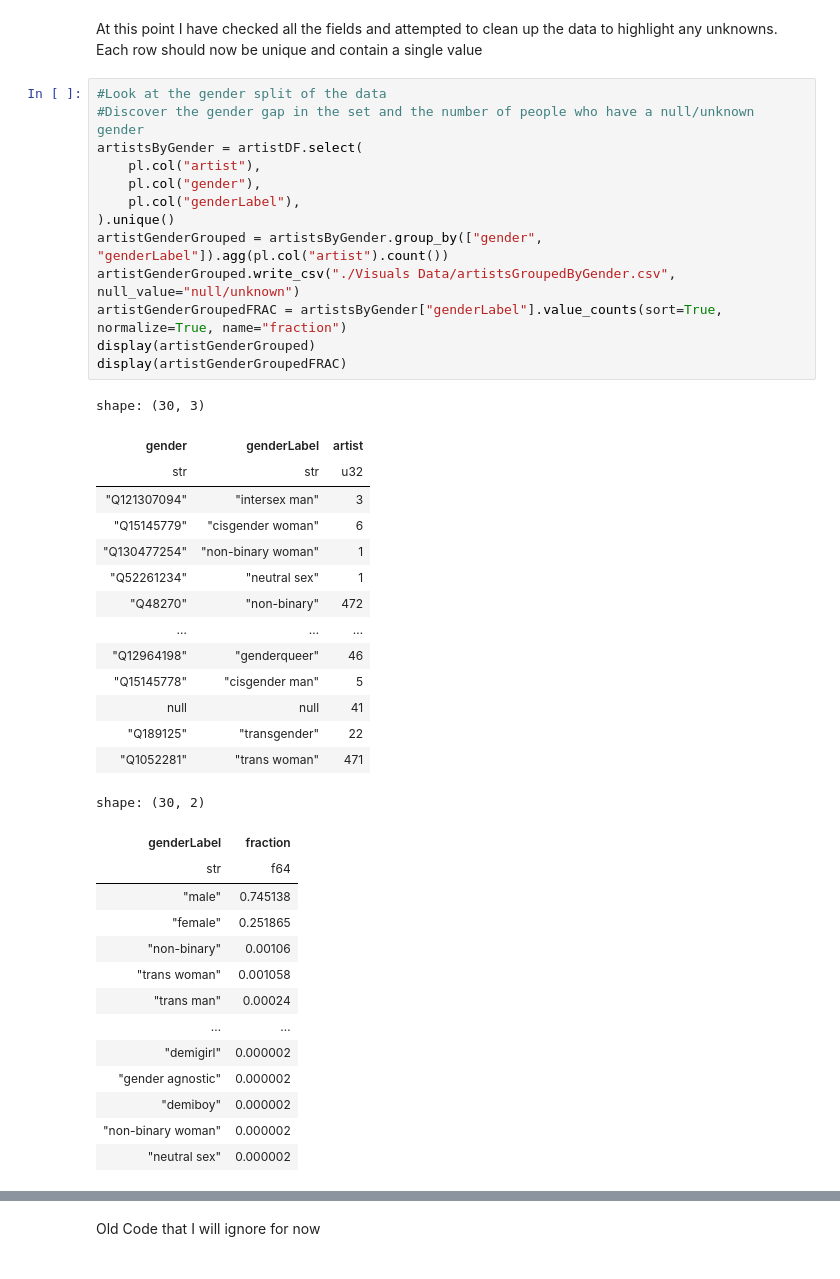
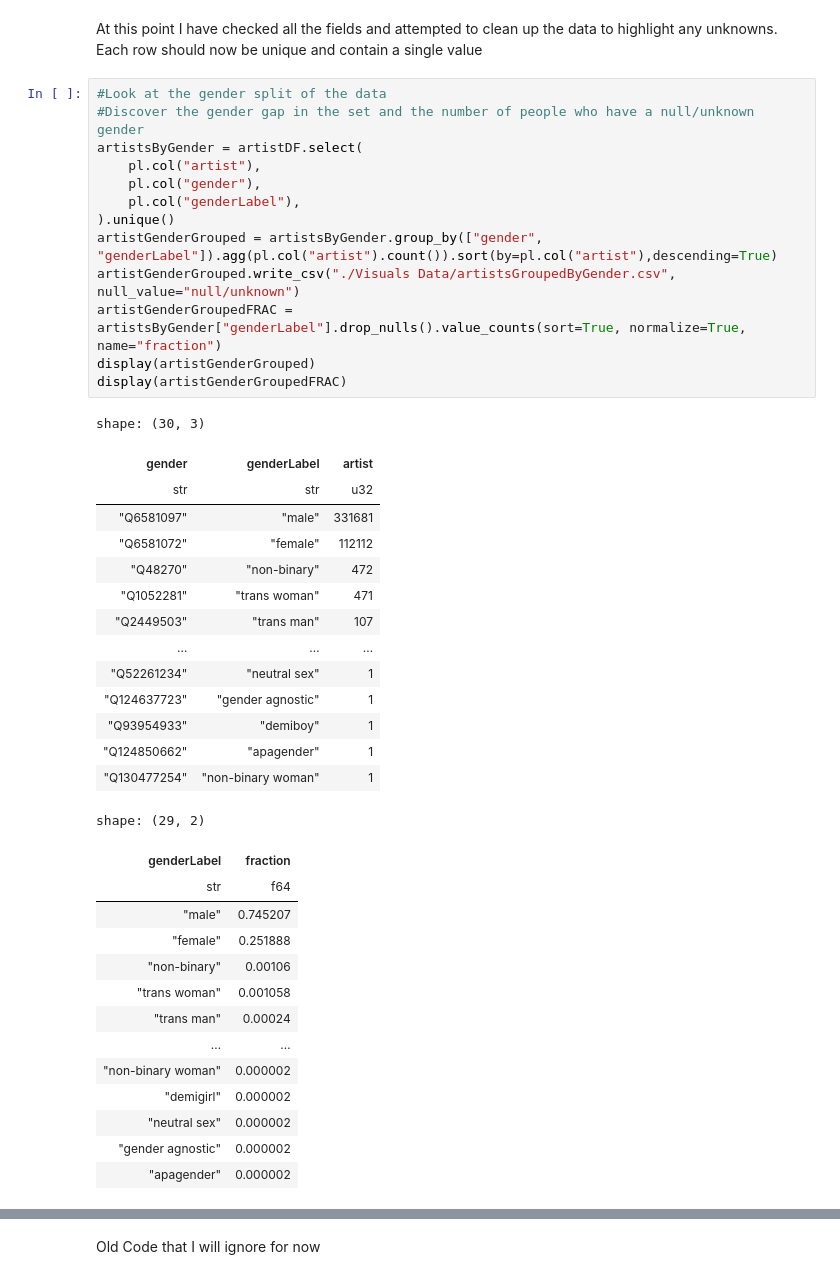
Before and after one commit to malik-files/MScDiss_IGASTNBK_, a Jupyter notebook: Main Code/cleaning_inspecting_labelling_Wikidata_artists.ipynb, the cells around one changed output, grey strips where cells are left out. Drawn from its saved outputs; the diff is of its cells as text.

```diff
--- a/Main Code/cleaning_inspecting_labelling_Wikidata_artists.ipynb
+++ b/Main Code/cleaning_inspecting_labelling_Wikidata_artists.ipynb
@@ -314,42 +321,42 @@ At this point I have checked all the fields and attempted to clean up the data t
 # %%
 #Look at the gender split of the data
 #Discover the gender gap in the set and the number of people who have a null/unknown gender
 artistsByGender = artistDF.select(
     pl.col("artist"),
     pl.col("gender"),
     pl.col("genderLabel"),
 ).unique()
-artistGenderGrouped = artistsByGender.group_by(["gender", "genderLabel"]).agg(pl.col("artist").count())
+artistGenderGrouped = artistsByGender.group_by(["gender", "genderLabel"]).agg(pl.col("artist").count()).sort(by=pl.col("artist"),descending=True)
 artistGenderGrouped.write_csv("./Visuals Data/artistsGroupedByGender.csv", null_value="null/unknown")
-artistGenderGroupedFRAC = artistsByGender["genderLabel"].value_counts(sort=True, normalize=True, name="fraction")
+artistGenderGroupedFRAC = artistsByGender["genderLabel"].drop_nulls().value_counts(sort=True, normalize=True, name="fraction")
 display(artistGenderGrouped)
 display(artistGenderGroupedFRAC)
 # %% [output]
 shape: (30, 3)
 | gender | genderLabel | artist |
 | str | str | u32 |
-| "Q121307094" | "intersex man" | 3 |
-| "Q15145779" | "cisgender woman" | 6 |
+| "Q6581097" | "male" | 331681 |
+| "Q6581072" | "female" | 112112 |
+| "Q48270" | "non-binary" | 472 |
+| "Q1052281" | "trans woman" | 471 |
+| "Q2449503" | "trans man" | 107 |
+| … | … | … |
+| "Q52261234" | "neutral sex" | 1 |
+| "Q124637723" | "gender agnostic" | 1 |
+| "Q93954933" | "demiboy" | 1 |
+| "Q124850662" | "apagender" | 1 |
 | "Q130477254" | "non-binary woman" | 1 |
-| "Q52261234" | "neutral sex" | 1 |
-| "Q48270" | "non-binary" | 472 |
-| … | … | … |
-| "Q12964198" | "genderqueer" | 46 |
-| "Q15145778" | "cisgender man" | 5 |
-| null | null | 41 |
-| "Q189125" | "transgender" | 22 |
-| "Q1052281" | "trans woman" | 471 |
-shape: (30, 2)
+shape: (29, 2)
 | genderLabel | fraction |
 | str | f64 |
-| "male" | 0.745138 |
-| "female" | 0.251865 |
+| "male" | 0.745207 |
+| "female" | 0.251888 |
 | "non-binary" | 0.00106 |
 | "trans woman" | 0.001058 |
 | "trans man" | 0.00024 |
 | … | … |
+| "non-binary woman" | 0.000002 |
 | "demigirl" | 0.000002 |
+| "neutral sex" | 0.000002 |
 | "gender agnostic" | 0.000002 |
-| "demiboy" | 0.000002 |
-| "non-binary woman" | 0.000002 |
-| "neutral sex" | 0.000002 |
+| "apagender" | 0.000002 |
```
Also changed, not shown: parts of 21 cells of this notebook, 15 other files.
